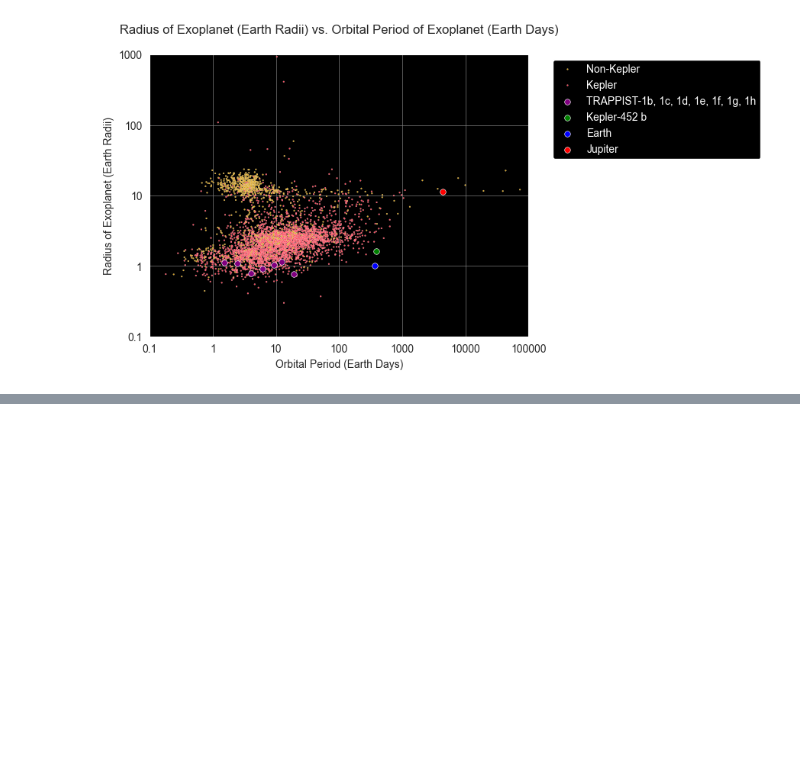
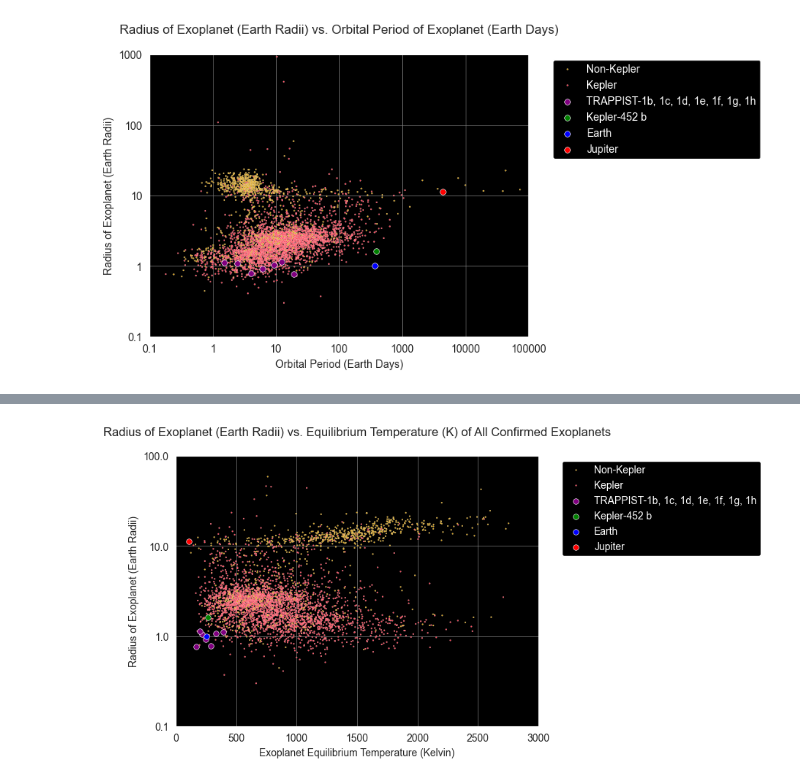
Before and after one commit to Graviton12/Exoplanet-Data-Analysis, a Jupyter notebook: exoplanetScatterplots.ipynb, the cells around one changed output, grey strips where cells are left out. Saved outputs shown, nothing was run; the diff lists cells and outputs as text; code cells hidden in the pictures; blank space fills up the shorter version.

```diff
--- a/exoplanetScatterplots.ipynb
+++ b/exoplanetScatterplots.ipynb
@@ -364,0 +426,64 @@ plt.show()
+# %%
+# Sample data for Earth and Jupiter
+earth = pd.DataFrame({
+    'planet_name': ['Earth'],
+    'planet_rad_earth_rad': [1],
+    'planet_equil_temp_k': [255]
+})
+
+jupiter = pd.DataFrame({
+    'planet_name': ['Jupiter'],
+    'planet_rad_earth_rad': [11.2],
+    'planet_equil_temp_k': [110]
+})
+
+# Group the data by planet name and take the mean of duplicate values for numeric columns
+grouped_data = filtered_exoplanets.groupby('planet_name').agg({
+    'planet_rad_earth_rad': 'mean',
+    'planet_equil_temp_k': 'mean',
+    'Kepler Planet': 'first'
+}).reset_index()
+
+# Scatter Plot: Exoplanet Equilibrium Temperature (in Kelvin) vs. Exoplanet Radius (in Earth Radii)
+sns.scatterplot(data=grouped_data, x='planet_equil_temp_k', y='planet_rad_earth_rad', hue='Kepler Planet', palette=colors, s=2)
+plt.xlabel('Exoplanet Equilibrium Temperature (Kelvin)')
+plt.ylabel('Radius of Exoplanet (Earth Radii)')
+plt.title('Radius of Exoplanet (Earth Radii) vs. Equilibrium Temperature (K) of All Confirmed Exoplanets', pad=20)
+
+# Set fixed x-axis limits
+plt.xlim(0, 3000)
+
+# Set logarithmic scale for y-axis
+plt.yscale('log')
+
+# Set y-axis limits
+plt.ylim(0.1, 100)
+
+# Customize tick label format
+plt.gca().yaxis.set_major_formatter(ScalarFormatter())
+
+# Highlight TRAPPIST points
+highlighted_trappist = grouped_data[grouped_data['planet_name'].str.contains('TRAPPIST')]
+sns.scatterplot(data=highlighted_trappist, x='planet_equil_temp_k', y='planet_rad_earth_rad', color='purple', edgecolor='white', s=30, label='TRAPPIST-1b, 1c, 1d, 1e, 1f, 1g, 1h')
+
+# Highlight specific point for Kepler-452
+kepler452b_temp = 265
+kepler452b_radius = 1.6
+sns.scatterplot(x=[kepler452b_temp], y=[kepler452b_radius], color='green', edgecolor='white', s=30, label='Kepler-452 b')
+
+# Highlight specific points for Earth and Jupiter
+sns.scatterplot(data=earth, x='planet_equil_temp_k', y='planet_rad_earth_rad', color='blue', edgecolor='white', s=30, label='Earth')
+sns.scatterplot(data=jupiter, x='planet_equil_temp_k', y='planet_rad_earth_rad', color='red', edgecolor='white', s=30, label='Jupiter')
+
+
+# Change the grid color to be more visible on black background
+plt.grid(color='gray', linestyle='-', linewidth=0.5)
+
+# Adjust the legend
+legend = plt.legend(facecolor='black', edgecolor='white', framealpha=1, fontsize=10, bbox_to_anchor=(1.05, 1), loc='upper left')
+for text in legend.get_texts():
+    text.set_color('white')
+
+plt.show()
+# %% [output]
+[figure, added]
```
Also changed, not shown: parts of 5 cells of this notebook.
